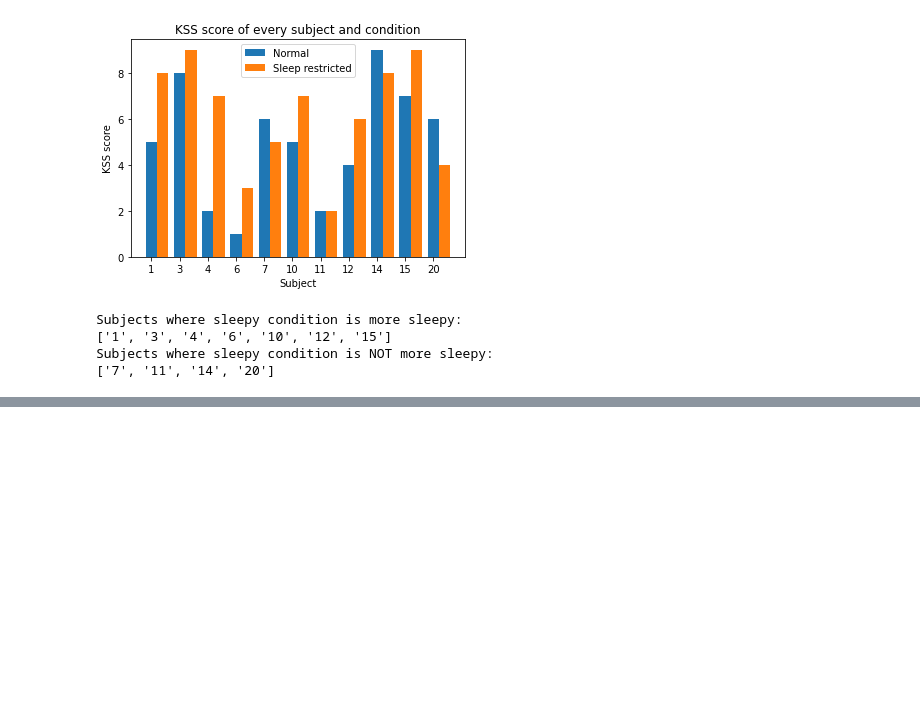
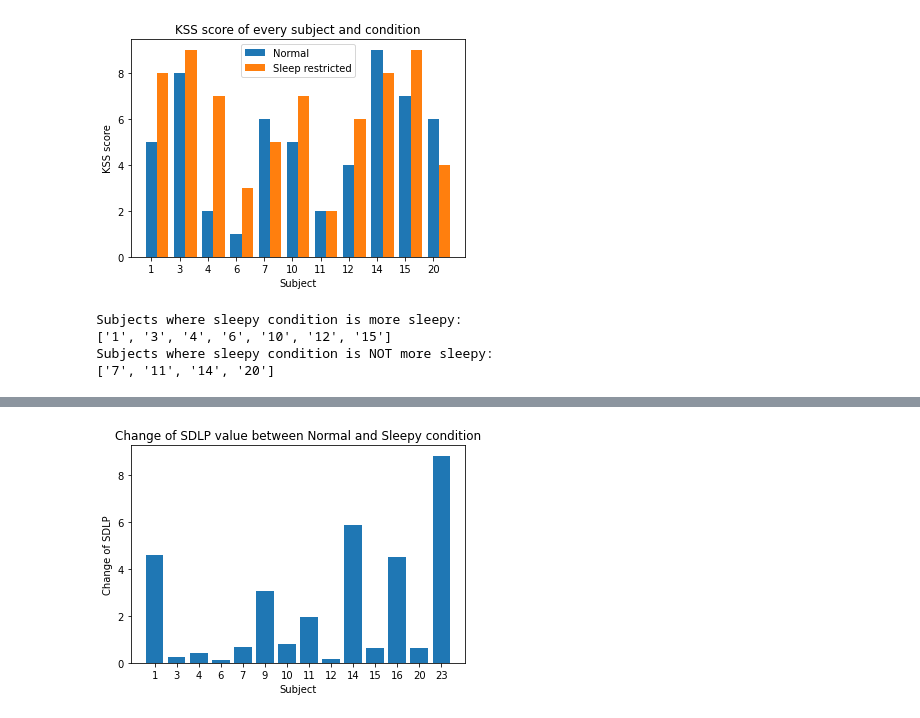
Before and after one commit to fruste/driver-drowsiness, a Jupyter notebook: code/multi_modal.ipynb, the cells around one changed output, grey strips where cells are left out. Cells and saved outputs as stored; diff of their text form; code cells hidden in the pictures; blank space fills up the shorter version.

```diff
--- a/code/multi_modal.ipynb
+++ b/code/multi_modal.ipynb
@@ -70,9 +76,10 @@ plt.show()
 Analyzing and comparing with the KSS scores, appointed during the turning point after half an hour of driving.
 # %%
 # First we have to remove the zero values of subject 9,16 and 23, as these subjects only include SDLP data
-labels.remove('9')
-labels.remove('16')
-labels.remove('23')
+kss_labels = labels.copy()
+kss_labels.remove('9')
+kss_labels.remove('16')
+kss_labels.remove('23')
 kss3_normal.remove(0)
 kss3_sleepy.remove(0)
 kss3_normal.remove(0)
@@ -81,7 +88,7 @@ kss3_normal.remove(0)
 kss3_sleepy.remove(0)
 
 # Check if the lengths of the lists are equivalent
-print(len(labels), len(kss3_normal), len(kss3_sleepy))
+print(len(kss_labels), len(kss3_normal), len(kss3_sleepy))
 # %% [output]
 11 11 11
 # %%
@@ -121,0 +227,15 @@ Subjects where sleepy condition is NOT more sleepy:
+# %%
+# plot sdlp change of absolute values
+sdlp_change = np.array(sdlp_sleepy) - np.array(sdlp_normal)
+sdlp_change = np.absolute(sdlp_change)
+
+plt.bar(X_sdlp, sdlp_change)
+plt.xticks(X_sdlp, labels)
+plt.xlabel('Subject')
+plt.ylabel('Change of SDLP')
+plt.title('Change of SDLP value between Normal and Sleepy condition')
+
+plt.savefig('../final_figures/sdlp_change.jpg')
+plt.show()
+# %% [output]
+[figure, added]
```
Also changed, not shown: parts of 12 cells of this notebook, 3 other files.
